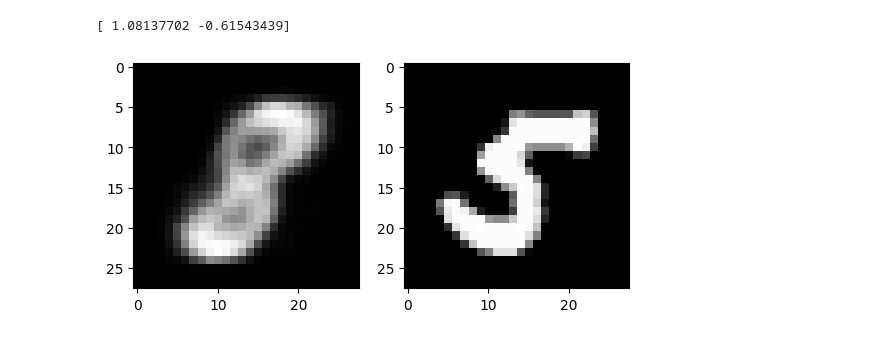
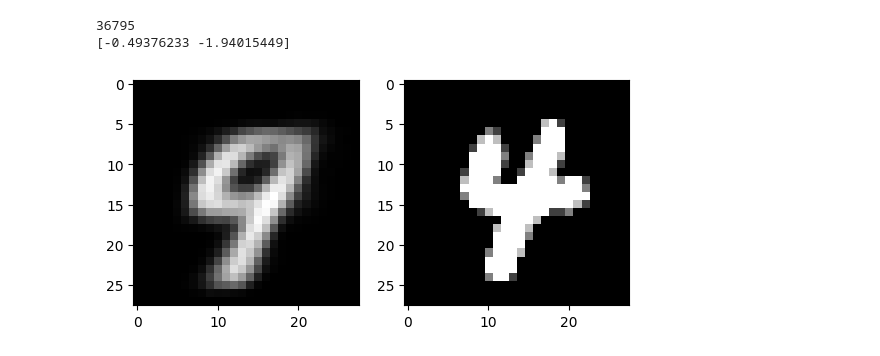
Before and after one commit to brendancooley/numpyro, a Jupyter notebook: notebooks/source/hsgp_lvm.ipynb, the cells around one changed output. Drawn from its saved outputs; the diff is of its cells as text; code cells hidden in the pictures.

```diff
--- a/notebooks/source/hsgp_lvm.ipynb
+++ b/notebooks/source/hsgp_lvm.ipynb
@@ -145,7 +163,6 @@ import pickle
 
 from numpyro.infer.initialization import init_to_median
 
-m = HSGPLVM(2, 6.0, 10)
 # 2, 6.0, 10 gives really sharp results already, even without vectorized lengthscales
 # num_steps = 1000
 # lr scheduled
@@ -173,9 +190,11 @@ m = HSGPLVM(2, 6.0, 10)
 # m = 10 seems to perform even better
 # elbo a good bit better on the gp version, runtime comparable
 # m = PPCA(2)
-# with soft classifications can get elbo down to at least 9200000
+# with soft classifications can get elbo down to at least 9000000
+m = HSGPLVM(2, ell=6.0, m=10, num_class=10)
 guide = AutoNormal(m.model, init_loc_fn=init_to_median(num_samples=25))
 
+timestamp = datetime.datetime.now().strftime("%Y%m%d%H%M%S")
 results_dir = Path(path.abspath("")).parent / "results"
 if not results_dir.exists():
     results_dir.mkdir()
@@ -197,14 +216,15 @@ if fit:
         seed=0,
         model=m.model,
         guide=guide,
-        X=X_tr,
+        X=X,
+        y=y,
+        mask=mask,
         use_scheduler=False,
         num_steps=1000,
         peak_lr=0.005,
         init_params=None if init_params is None else init_params.params,
     )
     if save and not bool(jnp.isnan(svi_res.losses[-1])):
-        timestamp = datetime.datetime.now().strftime("%Y%m%d%H%M%S")
         with open(results_dir / f"svi_res_{timestamp}.pkl", "wb") as f:
             print(f"saving {results_dir / f'svi_res_{timestamp}.pkl'}")
             pickle.dump(svi_res, f)
@@ -217,10 +237,11 @@ from numpyro.infer import Predictive
 
 num_samples = 100
 post = Predictive(model=guide, params=svi_res.params, num_samples=num_samples)(
-    random.PRNGKey(1), X=X_tr
+    random.PRNGKey(1), X=X, y=y, mask=mask
 )
 post_predictive = Predictive(
     model=m.model, guide=guide, params=svi_res.params, num_samples=num_samples
-)(random.PRNGKey(1), X=X_tr)
+)(random.PRNGKey(1), X=X, y=y, mask=mask)
 # %%
-p = post_predictive["p"].mean(axis=0)
+p = post_predictive["p_img"].mean(axis=0)
+p_cls = post_predictive["p_cls"].mean(axis=0)
@@ -264,26 +301,28 @@ alt.Chart(df_plot).mark_circle(size=10, opacity=0.25).encode(
 # %%
 from numpy.random import default_rng
 
-RNG = default_rng(1)
+RNG = default_rng(21146)
 # %%
 import matplotlib.pyplot as plt
 import numpy as np
 
 %matplotlib inline
 
 sample_idx = RNG.choice(np.arange(num_samples))
-value_idx = RNG.choice(np.arange(X_tr.shape[0]))
+value_idx = RNG.choice(np.arange(X.shape[0]))
+print(value_idx)
 
 img_sample = p[value_idx].reshape(28, 28)
 coords = Z_post_mean[value_idx]
 print(coords)
 fig = plt.figure()
 ax1 = fig.add_subplot(121)
 ax1.imshow(img_sample, cmap="gray")
 
 ax2 = fig.add_subplot(122)
 ax2.imshow(img_tr[value_idx], cmap="gray")
 plt.show()  # TODO plot actual side by side
 # %% [output]
-[ 1.08137702 -0.61543439]
+36795
+[-0.49376233 -1.94015449]
-[figure, old version]
+[figure, new version]
```
Also changed, not shown: parts of 13 cells of this notebook.
